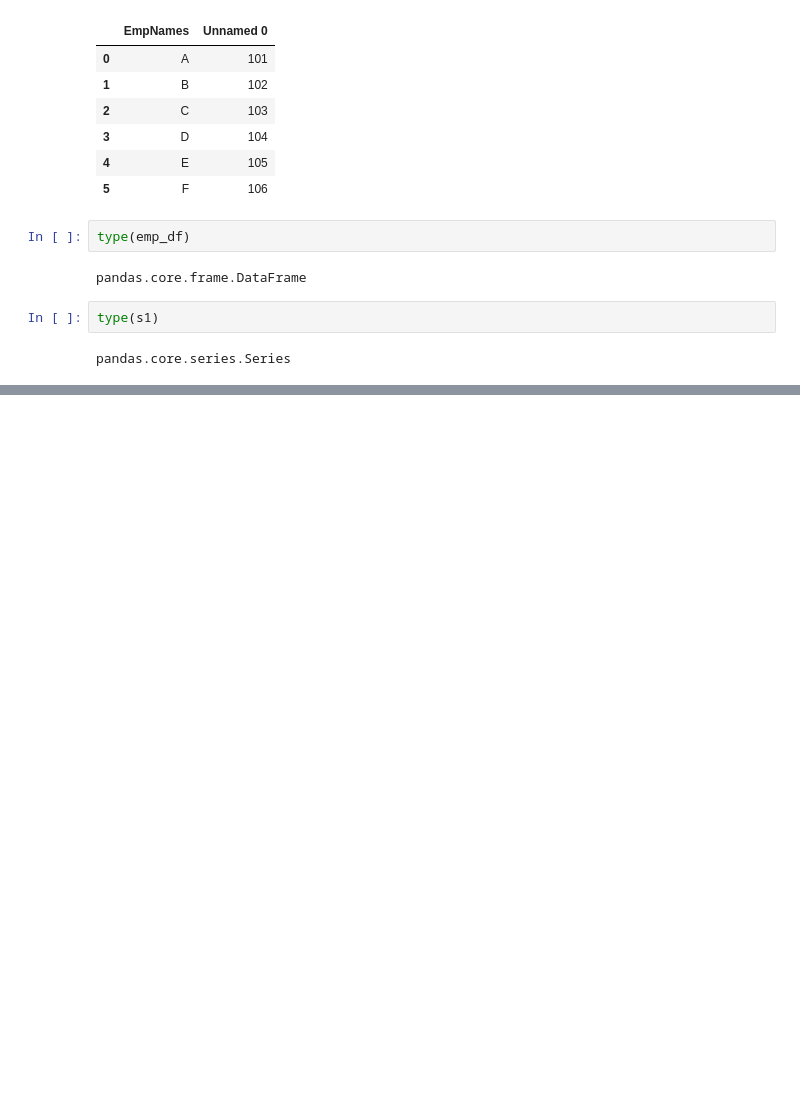
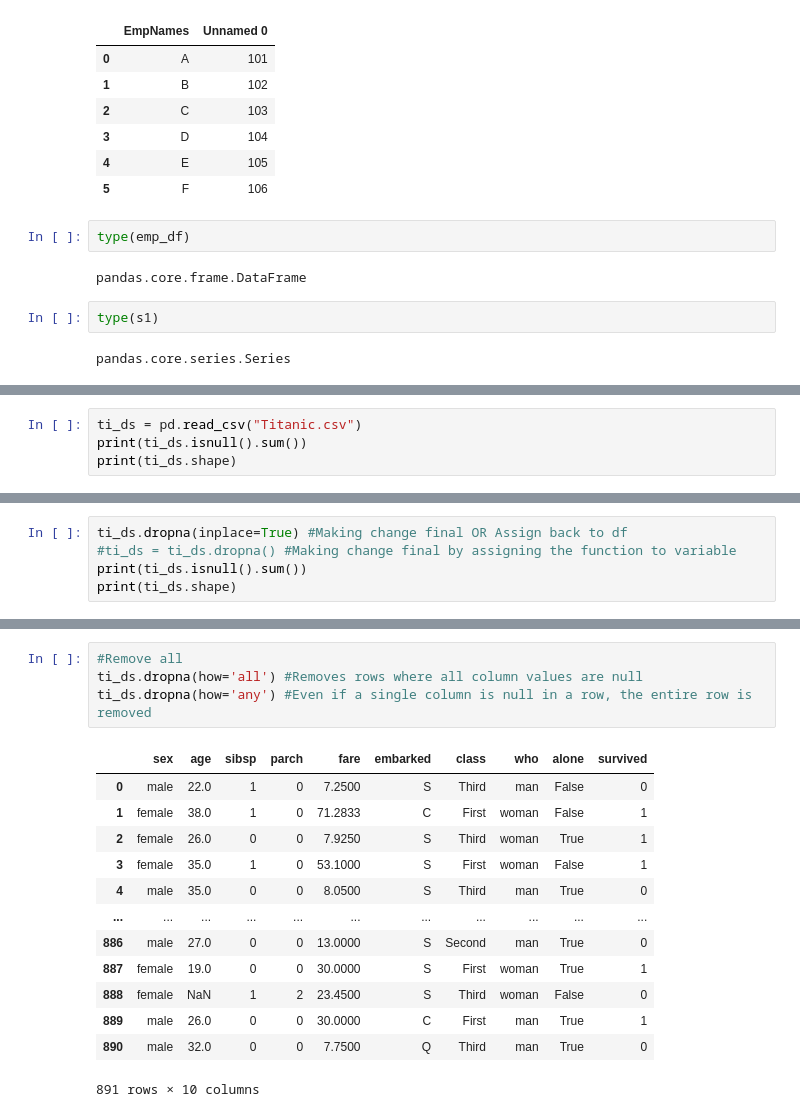
Before and after one commit to iampawankc/NLP, a Jupyter notebook: Libraries/pandas_df.ipynb, the cells around one changed output, grey strips where cells are left out. Drawn from its saved outputs; the diff is of its cells as text; blank space fills up the shorter version.

```diff
--- a/Libraries/pandas_df.ipynb
+++ b/Libraries/pandas_df.ipynb
@@ -125,0 +604,4 @@ pandas.core.series.Series
+# %%
+ti_ds = pd.read_csv("Titanic.csv")
+print(ti_ds.isnull().sum())
+print(ti_ds.shape)
@@ -125,0 +621,5 @@ pandas.core.series.Series
+# %%
+ti_ds.dropna(inplace=True) #Making change final OR Assign back to df
+#ti_ds = ti_ds.dropna() #Making change final by assigning the function to variable
+print(ti_ds.isnull().sum())
+print(ti_ds.shape)
@@ -125,0 +639,18 @@ pandas.core.series.Series
+# %%
+#Remove all
+ti_ds.dropna(how='all') #Removes rows where all column values are null
+ti_ds.dropna(how='any') #Even if a single column is null in a row, the entire row is removed
+# %% [output]
+|  | sex | age | sibsp | parch | fare | embarked | class | who | alone | survived |
+| 0 | male | 22.0 | 1 | 0 | 7.2500 | S | Third | man | False | 0 |
+| 1 | female | 38.0 | 1 | 0 | 71.2833 | C | First | woman | False | 1 |
+| 2 | female | 26.0 | 0 | 0 | 7.9250 | S | Third | woman | True | 1 |
+| 3 | female | 35.0 | 1 | 0 | 53.1000 | S | First | woman | False | 1 |
+| 4 | male | 35.0 | 0 | 0 | 8.0500 | S | Third | man | True | 0 |
+| ... | ... | ... | ... | ... | ... | ... | ... | ... | ... | ... |
+| 886 | male | 27.0 | 0 | 0 | 13.0000 | S | Second | man | True | 0 |
+| 887 | female | 19.0 | 0 | 0 | 30.0000 | S | First | woman | True | 1 |
+| 888 | female | NaN | 1 | 2 | 23.4500 | S | Third | woman | False | 0 |
+| 889 | male | 26.0 | 0 | 0 | 30.0000 | C | First | man | True | 1 |
+| 890 | male | 32.0 | 0 | 0 | 7.7500 | Q | Third | man | True | 0 |
+891 rows × 10 columns
```
Also changed, not shown: parts of 57 cells of this notebook, 2 other files.
